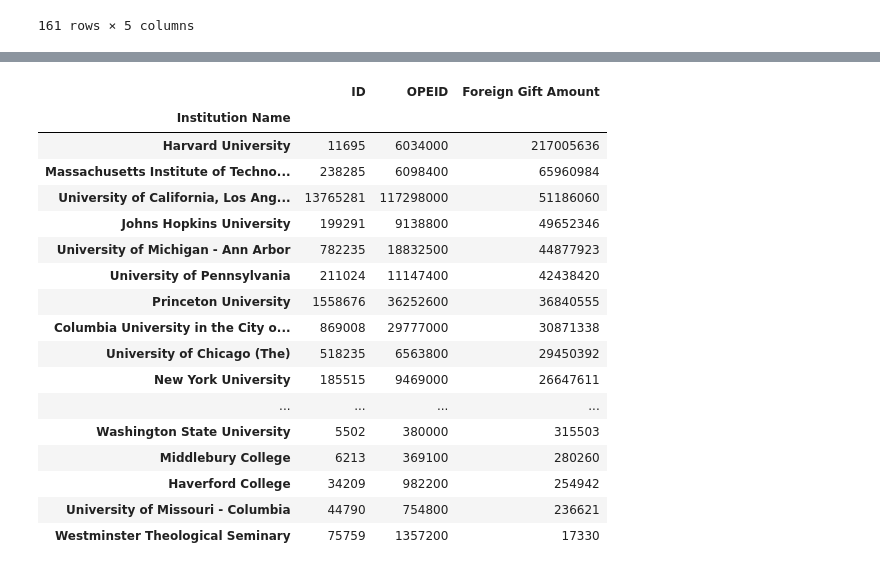
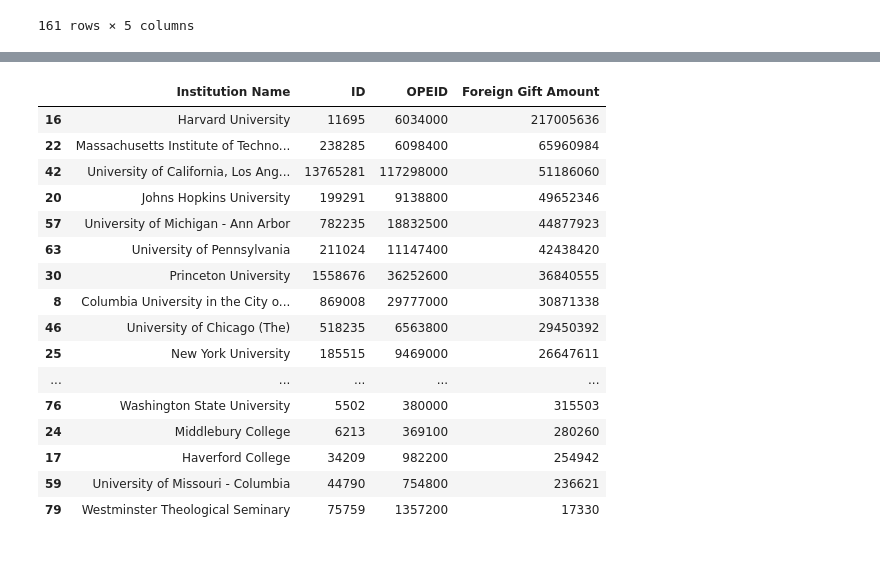
Before and after one commit to Humera97/Data-Studio, a Jupyter notebook: us_college_foreign_gifts/Cleaning and Exploring Data.ipynb, the cells around one changed output, grey strips where cells are left out. Drawn from its saved outputs; the diff is of its cells as text; code cells hidden in the pictures.

```diff
--- a/us_college_foreign_gifts/Cleaning and Exploring Data.ipynb
+++ b/us_college_foreign_gifts/Cleaning and Exploring Data.ipynb
@@ -263 +321,3 @@ df2.sort_values(by='total', ascending = False)
+# %%
+pd.options.display.float_format = '{:10}'.format
 # %%
@@ -323,21 +582,20 @@ df3.to_csv('countrygift.csv', index = False)
 # %%
-df[df['Country of Giftor'] == 'ENGLAND'].groupby(by= 'Institution Name').sum().sort_values(by='Foreign Gift Amount',ascending = False)
+df[df['Country of Giftor'] == 'ENGLAND'].groupby(by= 'Institution Name', as_index=False).sum().sort_values(by='Foreign Gift Amount', ascending = False)
 # %% [output]
-|  | ID | OPEID | Foreign Gift Amount |
-| Institution Name |  |  |  |
-| Harvard University | 11695 | 6034000 | 217005636 |
-| Massachusetts Institute of Techno... | 238285 | 6098400 | 65960984 |
-| University of California, Los Ang... | 13765281 | 117298000 | 51186060 |
-| Johns Hopkins University | 199291 | 9138800 | 49652346 |
-| University of Michigan - Ann Arbor | 782235 | 18832500 | 44877923 |
-| University of Pennsylvania | 211024 | 11147400 | 42438420 |
-| Princeton University | 1558676 | 36252600 | 36840555 |
-| Columbia University in the City o... | 869008 | 29777000 | 30871338 |
-| University of Chicago (The) | 518235 | 6563800 | 29450392 |
-| New York University | 185515 | 9469000 | 26647611 |
-| ... | ... | ... | ... |
-| Washington State University | 5502 | 380000 | 315503 |
-| Middlebury College | 6213 | 369100 | 280260 |
-| Haverford College | 34209 | 982200 | 254942 |
-| University of Missouri - Columbia | 44790 | 754800 | 236621 |
-| Westminster Theological Seminary | 75759 | 1357200 | 17330 |
+|  | Institution Name | ID | OPEID | Foreign Gift Amount |
+| 16 | Harvard University | 11695 | 6034000 | 217005636 |
+| 22 | Massachusetts Institute of Techno... | 238285 | 6098400 | 65960984 |
+| 42 | University of California, Los Ang... | 13765281 | 117298000 | 51186060 |
+| 20 | Johns Hopkins University | 199291 | 9138800 | 49652346 |
+| 57 | University of Michigan - Ann Arbor | 782235 | 18832500 | 44877923 |
+| 63 | University of Pennsylvania | 211024 | 11147400 | 42438420 |
+| 30 | Princeton University | 1558676 | 36252600 | 36840555 |
+| 8 | Columbia University in the City o... | 869008 | 29777000 | 30871338 |
+| 46 | University of Chicago (The) | 518235 | 6563800 | 29450392 |
+| 25 | New York University | 185515 | 9469000 | 26647611 |
+| ... | ... | ... | ... | ... |
+| 76 | Washington State University | 5502 | 380000 | 315503 |
+| 24 | Middlebury College | 6213 | 369100 | 280260 |
+| 17 | Haverford College | 34209 | 982200 | 254942 |
+| 59 | University of Missouri - Columbia | 44790 | 754800 | 236621 |
+| 79 | Westminster Theological Seminary | 75759 | 1357200 | 17330 |
```
Also changed, not shown: parts of 50 cells of this notebook, 42 other files.
